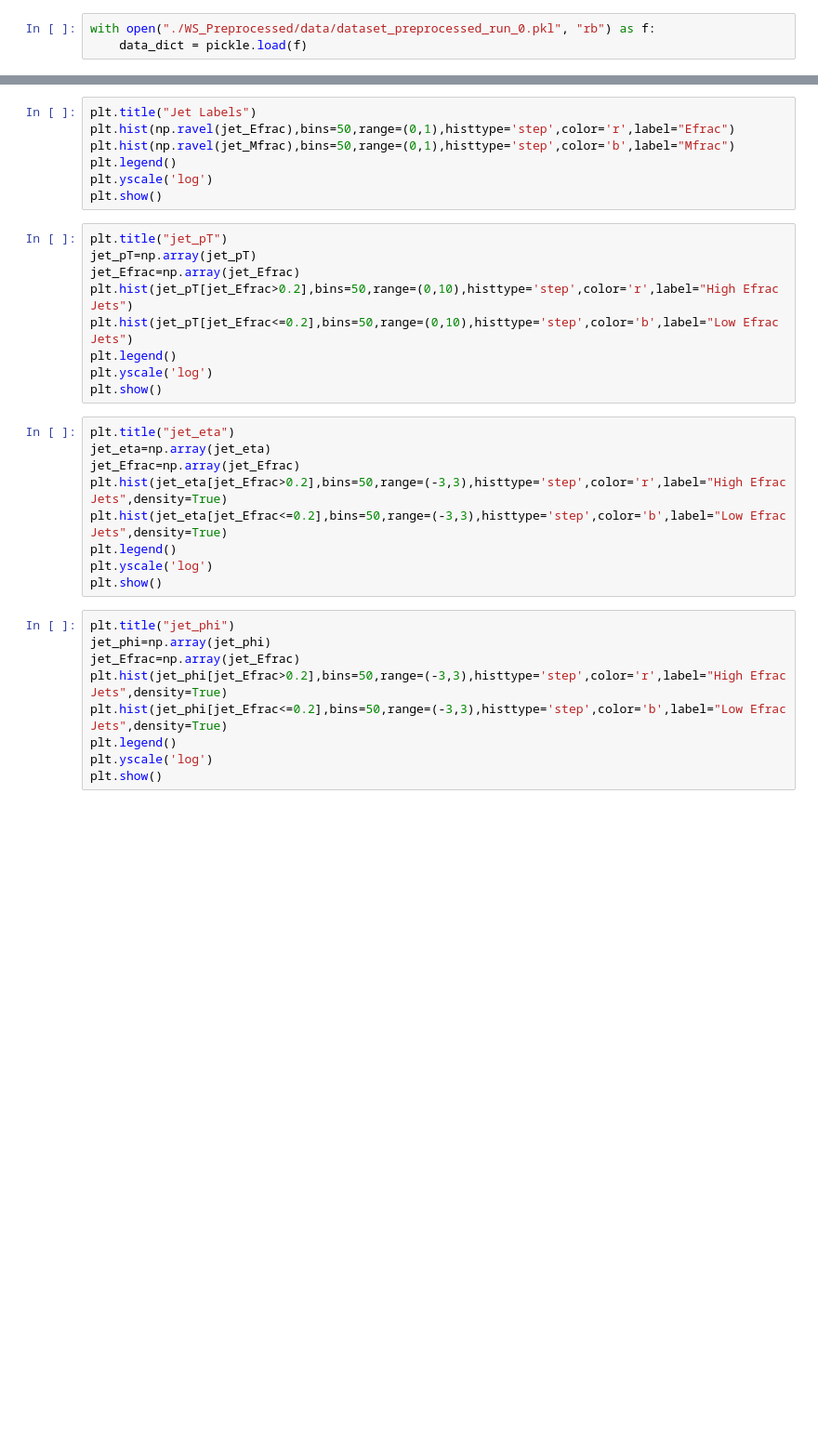
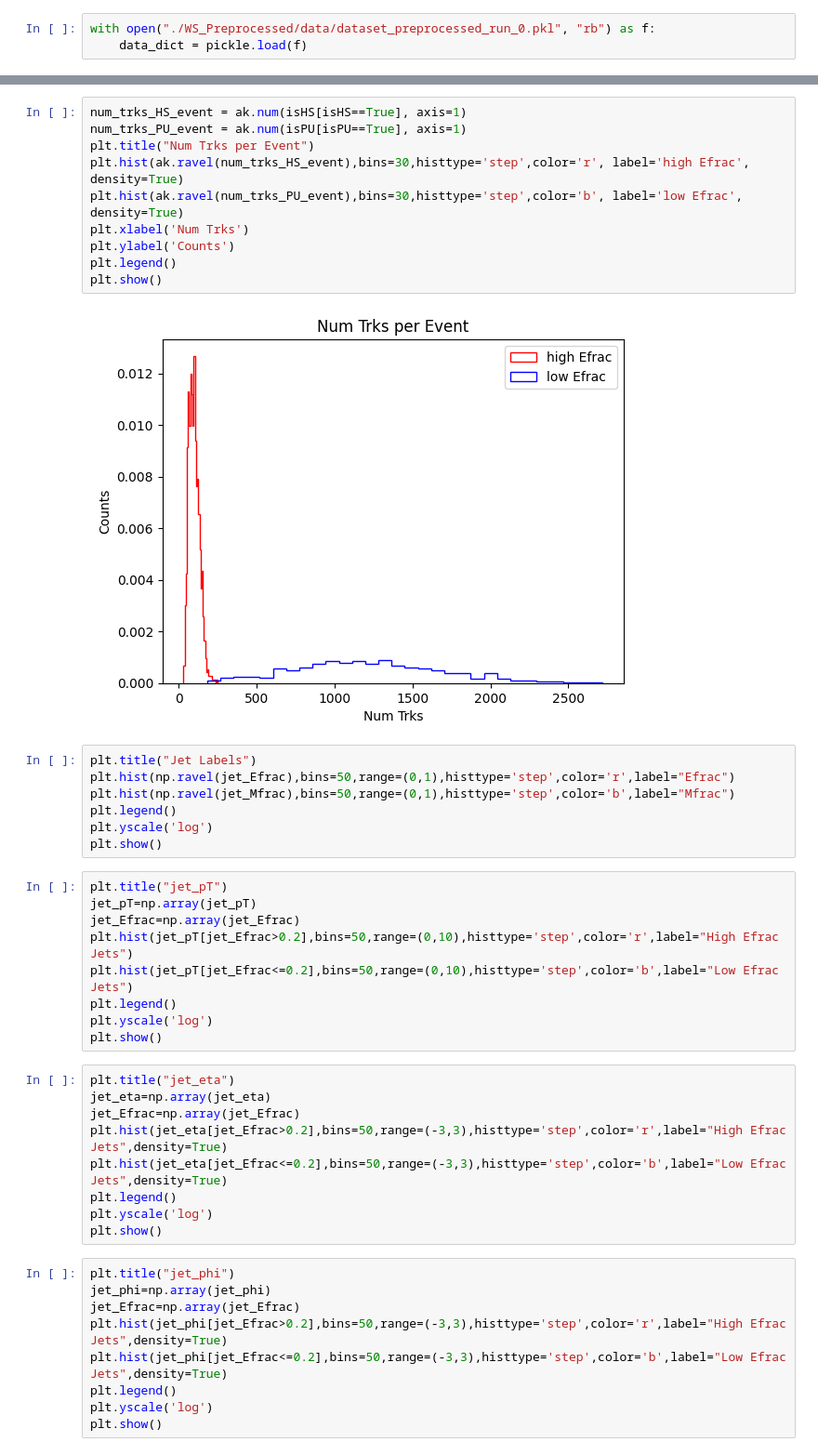
Before and after one commit to LukeV37/Dataset_Production, a Jupyter notebook: preprocessing/Indexing_Tutorial.ipynb, the cells around one changed output, grey strips where cells are left out. Shown: that part at 93% size. Drawn from its saved outputs; the diff is of its cells as text; blank space fills up the shorter version.

```diff
--- a/preprocessing/Indexing_Tutorial.ipynb
+++ b/preprocessing/Indexing_Tutorial.ipynb
@@ -109,3 +61,15 @@ for event in range(num_events):
+# %%
+num_trks_HS_event = ak.num(isHS[isHS==True], axis=1)
+num_trks_PU_event = ak.num(isPU[isPU==True], axis=1)
+plt.title("Num Trks per Event")
+plt.hist(ak.ravel(num_trks_HS_event),bins=30,histtype='step',color='r', label='high Efrac', density=True)
+plt.hist(ak.ravel(num_trks_PU_event),bins=30,histtype='step',color='b', label='low Efrac', density=True)
+plt.xlabel('Num Trks')
+plt.ylabel('Counts')
+plt.legend()
+plt.show()
+# %% [output]
+[figure, added]
 # %%
 plt.title("Jet Labels")
 plt.hist(np.ravel(jet_Efrac),bins=50,range=(0,1),histtype='step',color='r',label="Efrac")
```
Also changed, not shown: parts of 10 cells of this notebook, 1 other file.
